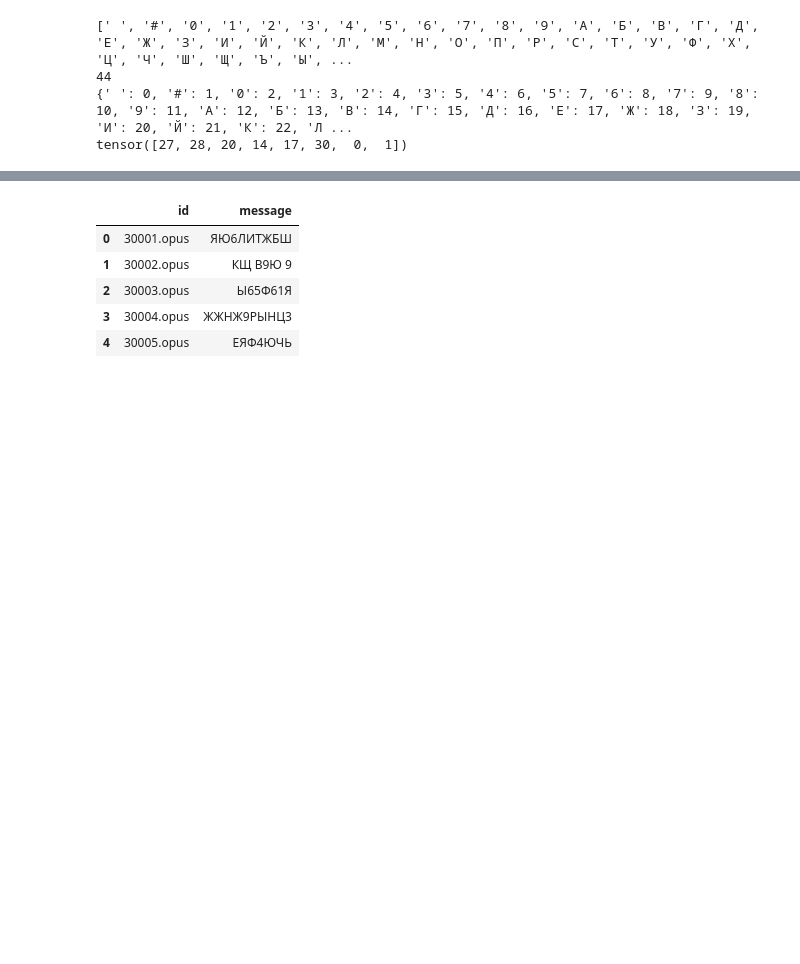
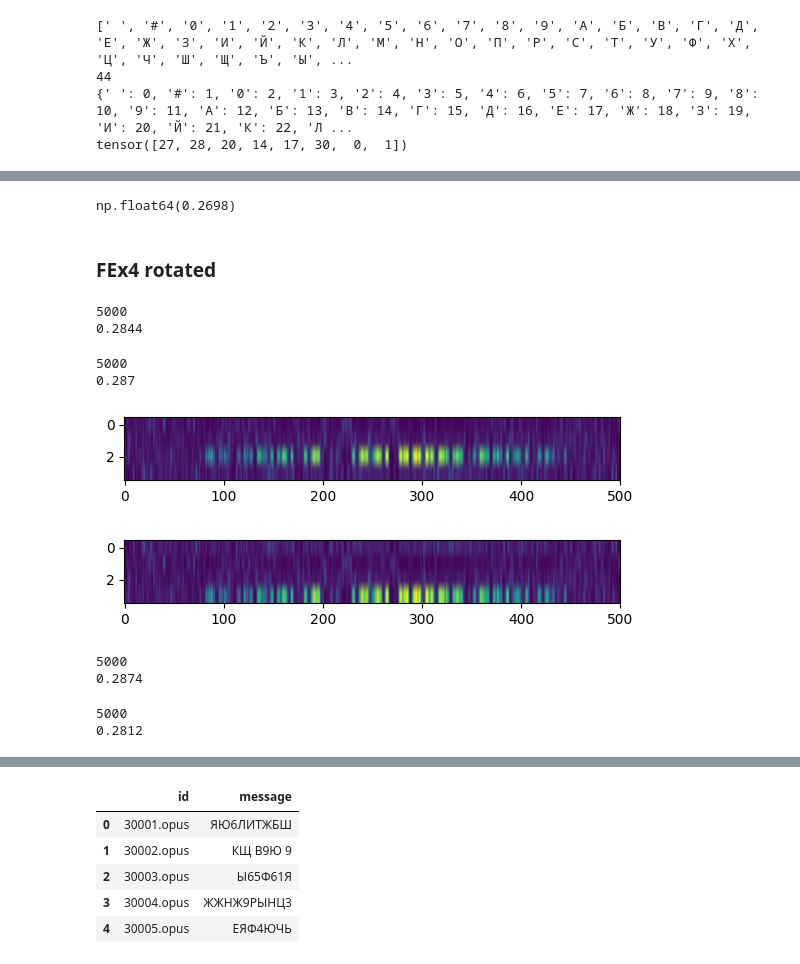
Before and after one commit to SwedishSquid/KC25_morse, a Jupyter notebook: src/inference.ipynb, the cells around one changed output, grey strips where cells are left out. Saved outputs shown, nothing was run; the diff lists cells and outputs as text; code cells hidden in the pictures; blank space fills up the shorter version.

```diff
--- a/src/inference.ipynb
+++ b/src/inference.ipynb
@@ -229,0 +86,10 @@ print(len(test_decoded_list))
+# %%
+from sklearn.model_selection import train_test_split
+
+train_index, val_index = train_test_split(np.arange(full_train_df.shape[0]), test_size=1/6, shuffle=True,
+                                           random_state=42)
+real_val_set = read_dataset_from_files(audio_dir,
+                                       filenames = full_train_df.iloc[val_index]['id'],
+                                       labels=list(full_train_df.iloc[val_index]['message']),
+                                       mel_spec_transform=make_mel_feature_extraction_transform(4))
+print(len(real_val_set))
@@ -229,0 +174,60 @@ print(len(test_decoded_list))
+# %%
+mean_dist
+# %% [output]
+np.float64(0.2698)
+# %% [markdown]
+### FEx4 rotated
+# %%
+rotated_fe4_probs_r0, rotated_fe4_mean_dist_r0 = predict_decode_and_measure('../models/ignored/cnnT_pre30ep_FE_x4_rotated_30ep.pt')
+print(len(rotated_fe4_probs_r0))
+print(rotated_fe4_mean_dist_r0)
+# %% [output]
+5000
+0.2844
+# %%
+def make_const_runtime_rotation_transform(shift):
+    def tr(mel: torch.Tensor):
+        threshold = shift
+        result = torch.concat([mel[threshold:], mel[:threshold]], dim=0)
+        return result
+    return tr
+# %%
+real_val_set.transform = make_const_runtime_rotation_transform(shift=1)
+rotated_fe4_probs_r1, rotated_fe4_mean_dist_r1 = predict_decode_and_measure('../models/ignored/cnnT_pre30ep_FE_x4_rotated_30ep.pt')
+print(len(rotated_fe4_probs_r1))
+print(rotated_fe4_mean_dist_r1)
+real_val_set.transform = lambda x: x
+# %% [output]
+5000
+0.287
+# %%
+plt.imshow(real_val_set[0][0], aspect=16)
+plt.show()
+
+real_val_set.transform = make_const_runtime_rotation_transform(shift=3)
+
+plt.imshow(real_val_set[0][0], aspect=16)
+plt.show()
+
+real_val_set.transform = lambda x: x
+# %% [output]
+[figure, added]
+[figure, added]
+# %%
+real_val_set.transform = make_const_runtime_rotation_transform(shift=2)
+rotated_fe4_probs_r2, rotated_fe4_mean_dist_r2 = predict_decode_and_measure('../models/ignored/cnnT_pre30ep_FE_x4_rotated_30ep.pt')
+print(len(rotated_fe4_probs_r2))
+print(rotated_fe4_mean_dist_r2)
+real_val_set.transform = lambda x: x
+# %% [output]
+5000
+0.2874
+# %%
+real_val_set.transform = make_const_runtime_rotation_transform(shift=3)
+rotated_fe4_probs_r3, rotated_fe4_mean_dist_r3 = predict_decode_and_measure('../models/ignored/cnnT_pre30ep_FE_x4_rotated_30ep.pt')
+print(len(rotated_fe4_probs_r3))
+print(rotated_fe4_mean_dist_r3)
+real_val_set.transform = lambda x: x
+# %% [output]
+5000
+0.2812
```
Also changed, not shown: parts of 49 cells of this notebook, 3 other files.
